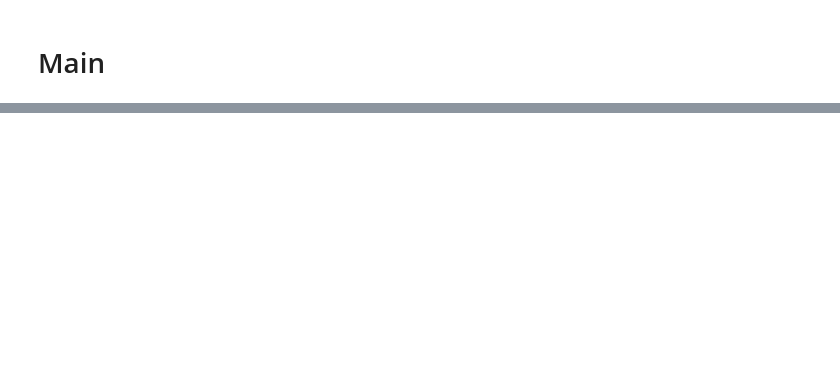
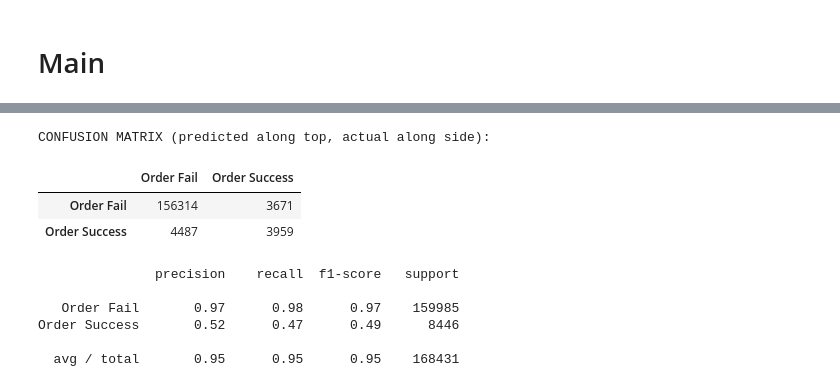
Before and after one commit to acaruso7/Order-Book-Trade-Classification, a Jupyter notebook: model_stacking.ipynb, the cells around one changed output, grey strips where cells are left out. Drawn from its saved outputs; the diff is of its cells as text; code cells hidden in the pictures; blank space fills up the shorter version.

```diff
--- a/model_stacking.ipynb
+++ b/model_stacking.ipynb
@@ -176,5 +176,5 @@ def preprocess(df):
 # %%
-def model_iterations(train, train_fail, train_success, test, train_Z, train_Z_fail, train_Z_success, test_Z):
+def model_stacking(train, train_fail, train_success, test, train_Z, train_Z_fail, train_Z_success, test_Z):
     def train_model(train_fail, train_success,  train_Z_fail, train_Z_success, sample):
         downsampled_fails = train_fail.loc[sample,:]
         downsampled_fails_Z = train_Z_fail.loc[sample, :]
@@ -260,7 +260,7 @@ def model_iterations(train, train_fail, train_success, test, train_Z, train_Z_fa
         if iterations*4 % 16 == 0:
             print('Trained %s models' %(iterations*4))
 
-    print('Total iterations', iterations)
+    print('Total iterations', (iterations*4))
     train_features = pd.concat([train_features, new_features_train], axis=1)
     test_features = pd.concat([test_features, new_features_test], axis=1)
 
@@ -273,0 +297,16 @@ def model_iterations(train, train_fail, train_success, test, train_Z, train_Z_fa
+# %%
+LR = LogisticRegression()
+LR.fit(new_features_train, train_response)
+y_pred = LR.predict(new_features_test)
+model_eval(test_response, y_pred)
+# %% [output]
+CONFUSION MATRIX (predicted along top, actual along side):
+|  | Order Fail | Order Success |
+| Order Fail | 156314 | 3671 |
+| Order Success | 4487 | 3959 |
+               precision    recall  f1-score   support
+
+   Order Fail       0.97      0.98      0.97    159985
+Order Success       0.52      0.47      0.49      8446
+
+  avg / total       0.95      0.95      0.95    168431
```
Also changed, not shown: parts of 12 cells of this notebook.
